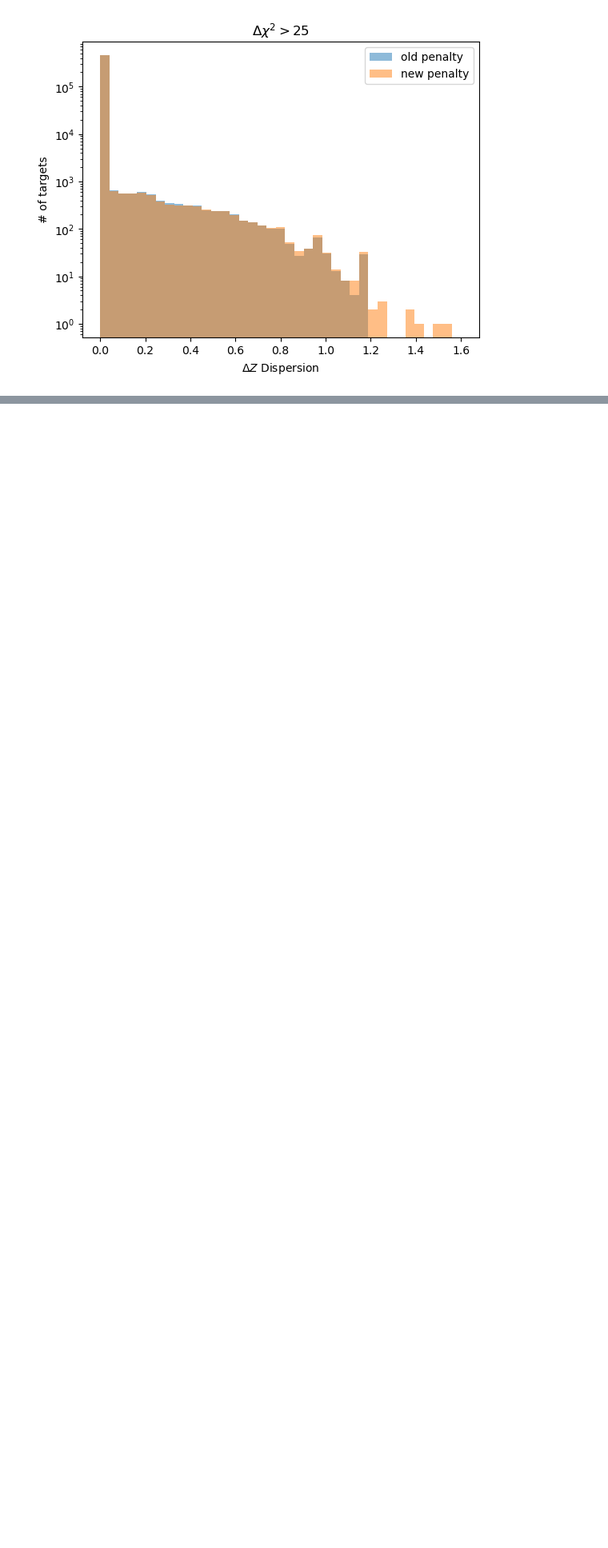
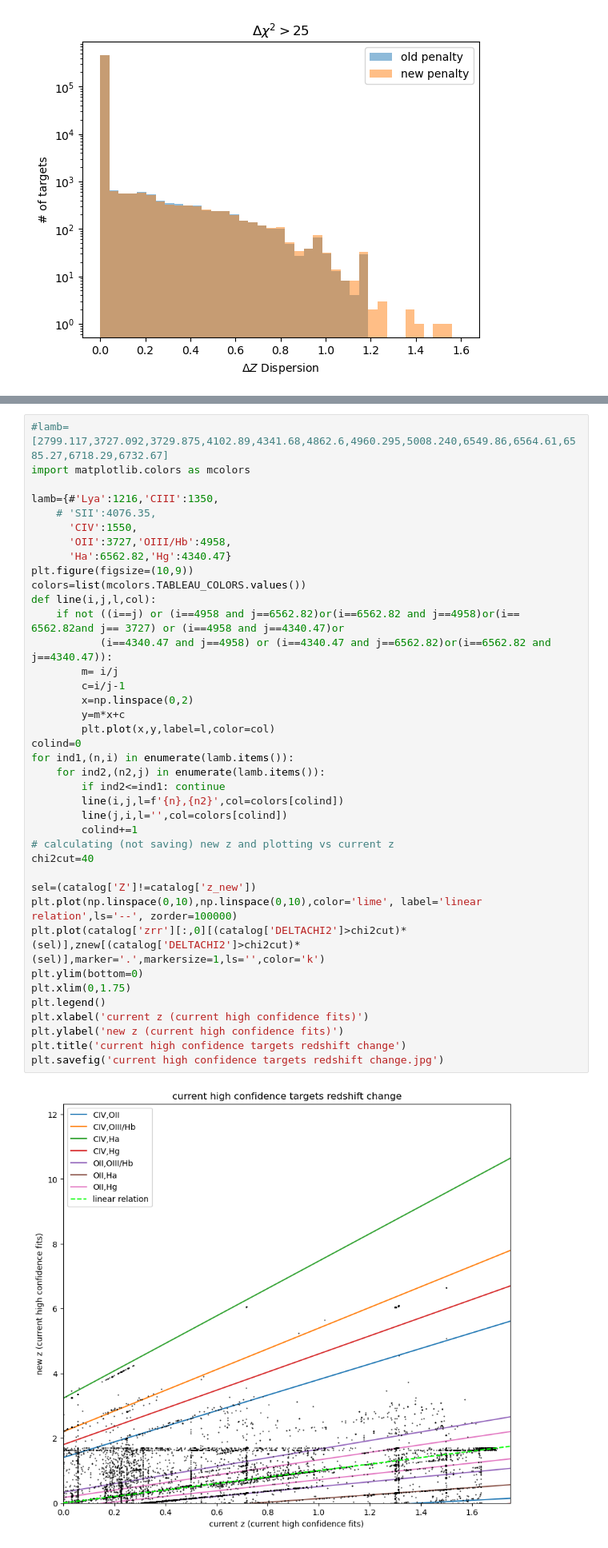
Before and after one commit to ShirshChhabra/DESIRedrock, a Jupyter notebook: iron cat notebook.ipynb, the cells around one changed output, grey strips where cells are left out. Shown at 80% size. Drawn from its saved outputs; the diff is of its cells as text; blank space fills up the shorter version.

```diff
--- a/iron cat notebook.ipynb
+++ b/iron cat notebook.ipynb
@@ -615,0 +680,41 @@ plt.legend()
+# %%
+#lamb=[2799.117,3727.092,3729.875,4102.89,4341.68,4862.6,4960.295,5008.240,6549.86,6564.61,6585.27,6718.29,6732.67]
+import matplotlib.colors as mcolors
+
+lamb={#'Lya':1216,'CIII':1350,
+    # 'SII':4076.35,
+      'CIV':1550,
+      'OII':3727,'OIII/Hb':4958,
+      'Ha':6562.82,'Hg':4340.47}
+plt.figure(figsize=(10,9))
+colors=list(mcolors.TABLEAU_COLORS.values())
+def line(i,j,l,col):
+    if not ((i==j) or (i==4958 and j==6562.82)or(i==6562.82 and j==4958)or(i== 6562.82and j== 3727) or (i==4958 and j==4340.47)or
+           (i==4340.47 and j==4958) or (i==4340.47 and j==6562.82)or(i==6562.82 and j==4340.47)):
+        m= i/j
+        c=i/j-1
+        x=np.linspace(0,2)
+        y=m*x+c
+        plt.plot(x,y,label=l,color=col)
+colind=0
+for ind1,(n,i) in enumerate(lamb.items()):
+    for ind2,(n2,j) in enumerate(lamb.items()):
+        if ind2<=ind1: continue
+        line(i,j,l=f'{n},{n2}',col=colors[colind])
+        line(j,i,l='',col=colors[colind])
+        colind+=1
+# calculating (not saving) new z and plotting vs current z
+chi2cut=40
+
+sel=(catalog['Z']!=catalog['z_new'])
+plt.plot(np.linspace(0,10),np.linspace(0,10),color='lime', label='linear relation',ls='--', zorder=100000)
+plt.plot(catalog['zrr'][:,0][(catalog['DELTACHI2']>chi2cut)* (sel)],znew[(catalog['DELTACHI2']>chi2cut)*(sel)],marker='.',markersize=1,ls='',color='k')
+plt.ylim(bottom=0)
+plt.xlim(0,1.75)
+plt.legend()
+plt.xlabel('current z (current high confidence fits)')
+plt.ylabel('new z (current high confidence fits)')
+plt.title('current high confidence targets redshift change')
+plt.savefig('current high confidence targets redshift change.jpg')
+# %% [output]
+[figure, added]
```
Also changed, not shown: parts of 5 cells of this notebook.
